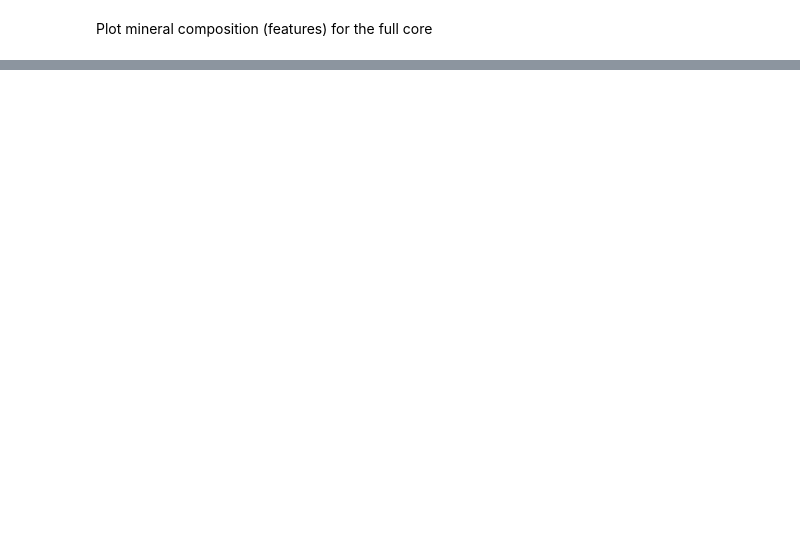
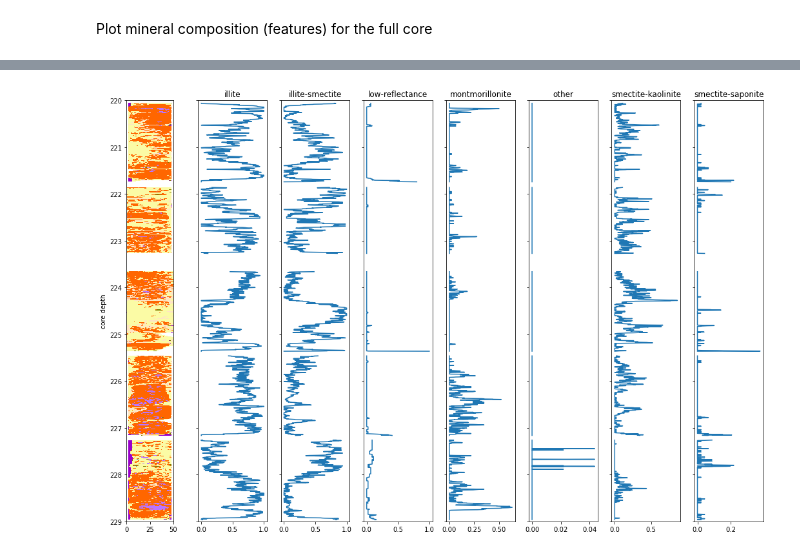
Before and after one commit to nchowes/digital-core, a Jupyter notebook: sandbox/nch/pHyperspecDatastore.ipynb, the cells around one changed output, grey strips where cells are left out. Cells and saved outputs as stored; diff of their text form; code cells hidden in the pictures; blank space fills up the shorter version.

```diff
--- a/sandbox/nch/pHyperspecDatastore.ipynb
+++ b/sandbox/nch/pHyperspecDatastore.ipynb
@@ -579,0 +654,4 @@ ax = ds.plot_core_features(minimap=True)
+# %%
+ax = ds.plot_core_box_features( box_id=[25], minimap=True )
+# %% [output]
+[figure, added]
```
Also changed, not shown: parts of 28 cells of this notebook.
